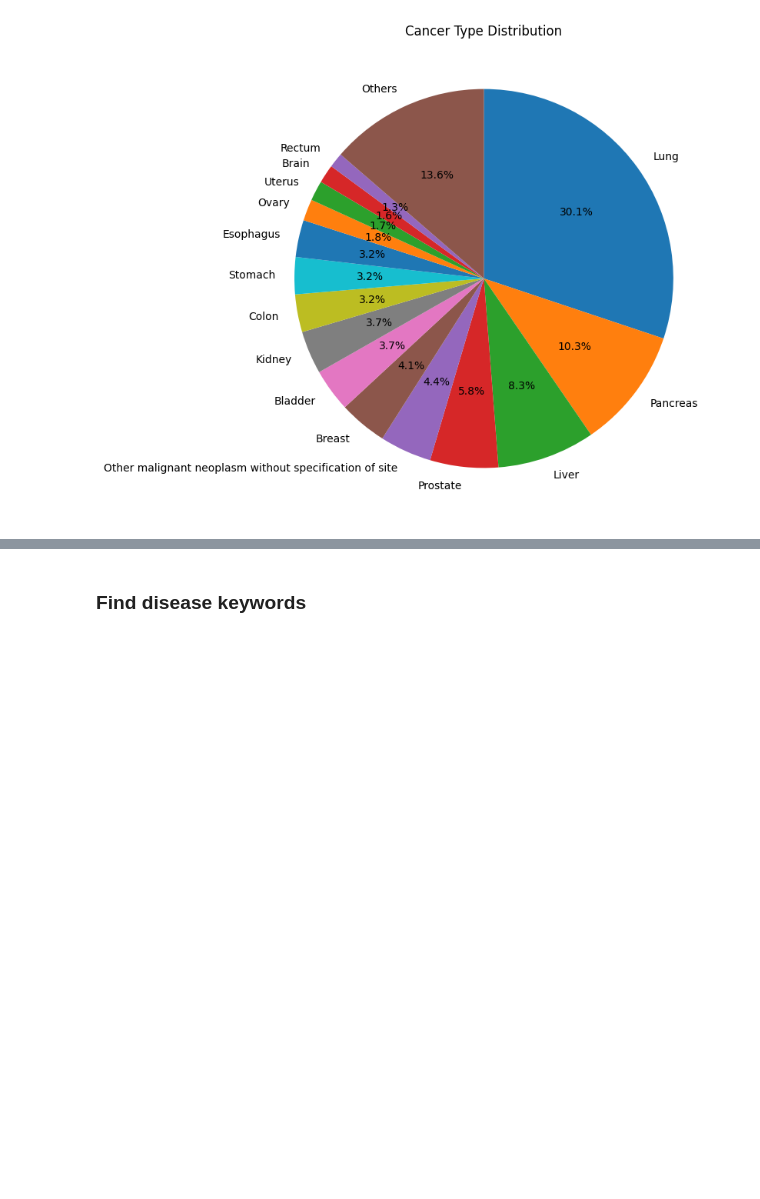
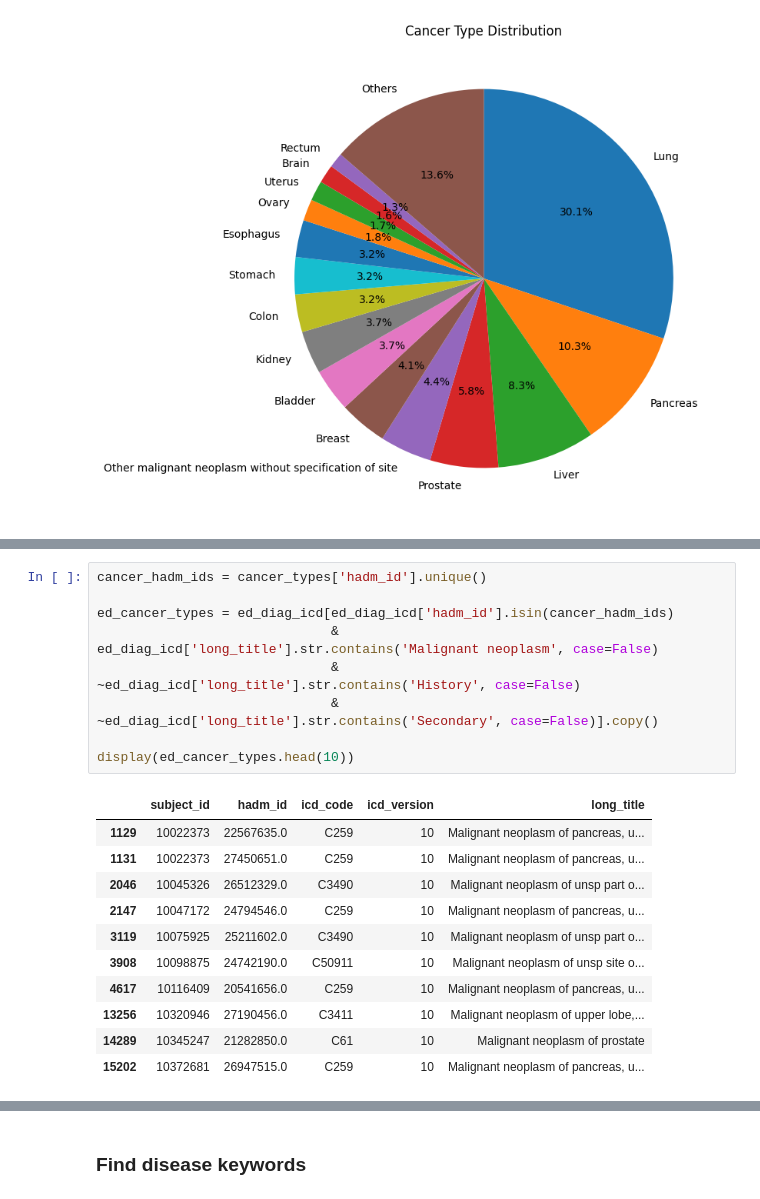
Before and after one commit to Subaru-Gastraea/MIMIC-Clinical-Decision-Making-Dataset, a Jupyter notebook: CreateDataset.ipynb, the cells around one changed output, grey strips where cells are left out. Cells and saved outputs as stored; diff of their text form; blank space fills up the shorter version.

```diff
--- a/CreateDataset.ipynb
+++ b/CreateDataset.ipynb
@@ -224,0 +204,21 @@ Name: proportion, dtype: float64
+# %%
+cancer_hadm_ids = cancer_types['hadm_id'].unique()
+
+ed_cancer_types = ed_diag_icd[ed_diag_icd['hadm_id'].isin(cancer_hadm_ids)
+                              & ed_diag_icd['long_title'].str.contains('Malignant neoplasm', case=False)
+                              & ~ed_diag_icd['long_title'].str.contains('History', case=False)
+                              & ~ed_diag_icd['long_title'].str.contains('Secondary', case=False)].copy()
+
+display(ed_cancer_types.head(10))
+# %% [output]
+|  | subject_id | hadm_id | icd_code | icd_version | long_title |
+| 1129 | 10022373 | 22567635.0 | C259 | 10 | Malignant neoplasm of pancreas, u... |
+| 1131 | 10022373 | 27450651.0 | C259 | 10 | Malignant neoplasm of pancreas, u... |
+| 2046 | 10045326 | 26512329.0 | C3490 | 10 | Malignant neoplasm of unsp part o... |
+| 2147 | 10047172 | 24794546.0 | C259 | 10 | Malignant neoplasm of pancreas, u... |
+| 3119 | 10075925 | 25211602.0 | C3490 | 10 | Malignant neoplasm of unsp part o... |
+| 3908 | 10098875 | 24742190.0 | C50911 | 10 | Malignant neoplasm of unsp site o... |
+| 4617 | 10116409 | 20541656.0 | C259 | 10 | Malignant neoplasm of pancreas, u... |
+| 13256 | 10320946 | 27190456.0 | C3411 | 10 | Malignant neoplasm of upper lobe,... |
+| 14289 | 10345247 | 21282850.0 | C61 | 10 | Malignant neoplasm of prostate |
+| 15202 | 10372681 | 26947515.0 | C259 | 10 | Malignant neoplasm of pancreas, u... |
```
Also changed, not shown: parts of 9 cells of this notebook.
